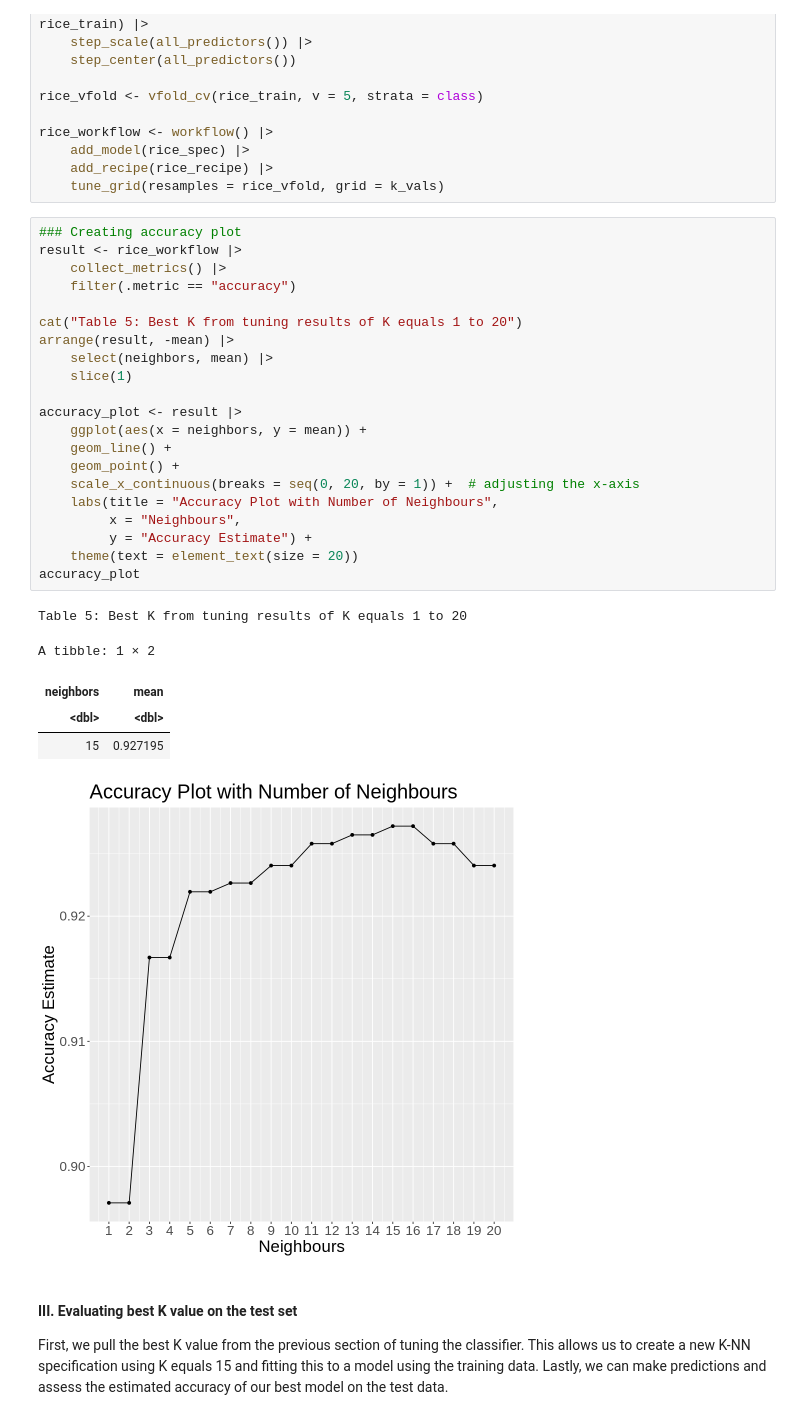
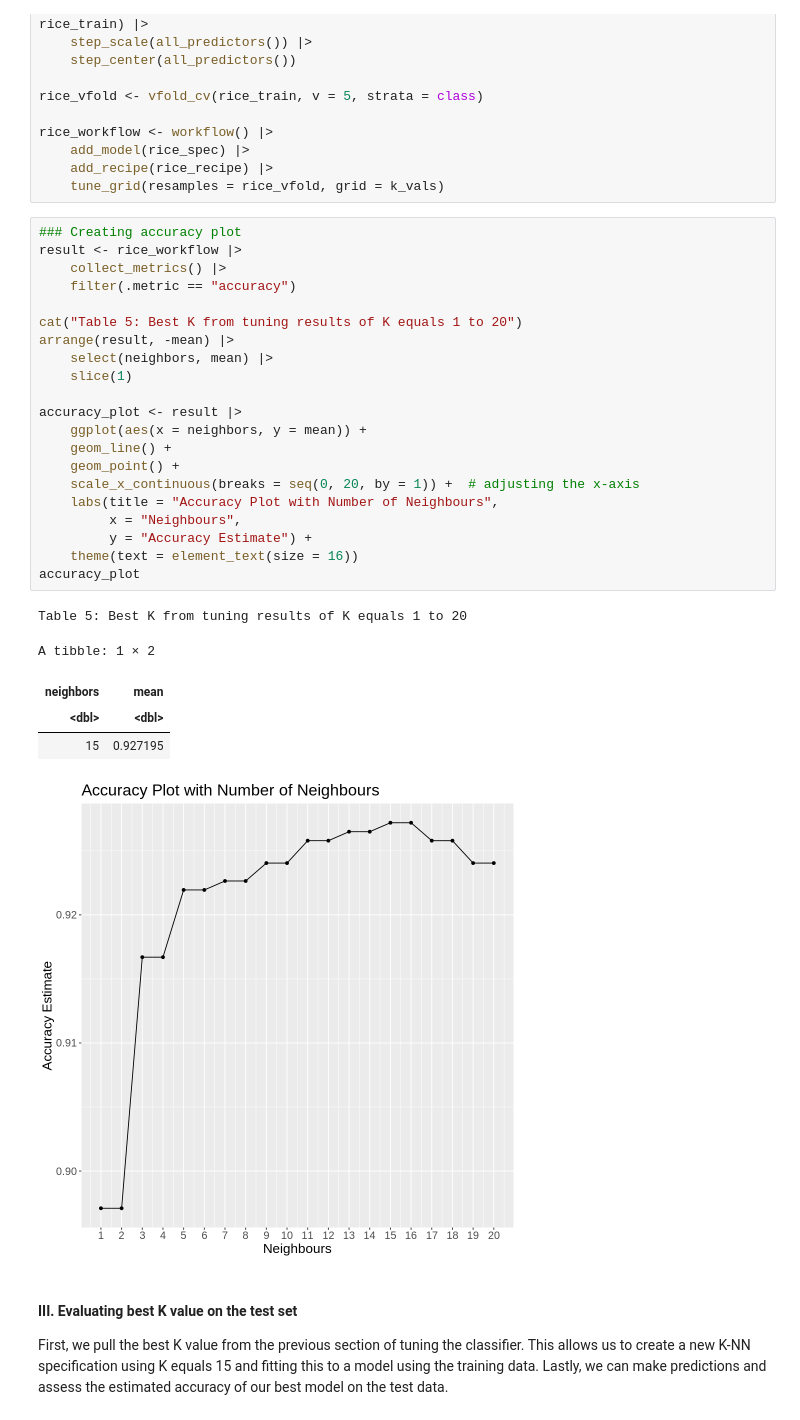
Before and after one commit to trungnguyen21/group_project_dsci, a Jupyter notebook: Group13_Report.ipynb, the cells around one changed output. Saved outputs shown, nothing was run; the diff lists cells and outputs as text.

```diff
--- a/Group13_Report.ipynb
+++ b/Group13_Report.ipynb
@@ -309,31 +309,31 @@ rice_workflow <- workflow() |>
 # %%
 ### Creating accuracy plot
 result <- rice_workflow |>
     collect_metrics() |>
     filter(.metric == "accuracy")
 
 cat("Table 5: Best K from tuning results of K equals 1 to 20")
 arrange(result, -mean) |>
     select(neighbors, mean) |>
     slice(1)
 
 accuracy_plot <- result |>
     ggplot(aes(x = neighbors, y = mean)) +
     geom_line() +
     geom_point() +
     scale_x_continuous(breaks = seq(0, 20, by = 1)) +  # adjusting the x-axis
     labs(title = "Accuracy Plot with Number of Neighbours",
          x = "Neighbours",
          y = "Accuracy Estimate") +
-    theme(text = element_text(size = 20))
+    theme(text = element_text(size = 16))
 accuracy_plot
 # %% [output]
 Table 5: Best K from tuning results of K equals 1 to 20
 A tibble: 1 × 2
 | neighbors | mean |
 | <dbl> | <dbl> |
 | 15 | 0.927195 |
-[figure, old version]
+[figure, new version]
 # %% [markdown]
 #### III. Evaluating best K value on the test set
 First, we pull the best K value from the previous section of tuning the classifier. This allows us to create a new K-NN specification using K equals 15 and fitting this to a model using the training data. Lastly, we can make predictions and assess the estimated accuracy of our best model on the test data.
```
Also changed, not shown: parts of 2 cells of this notebook.
